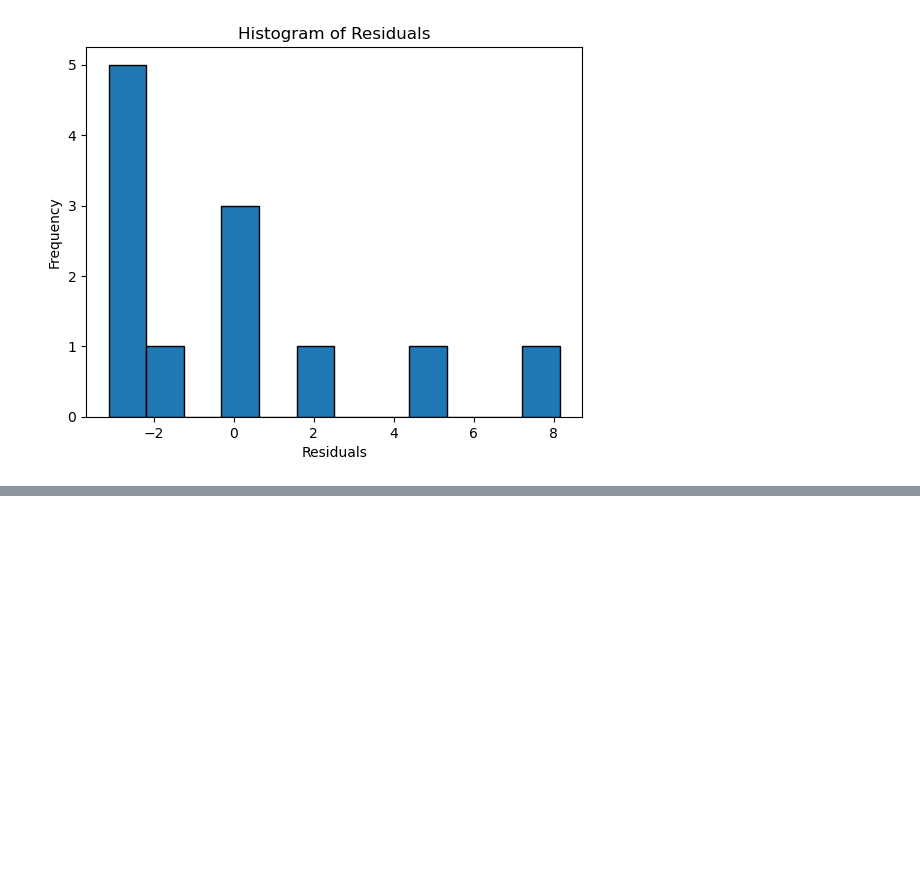
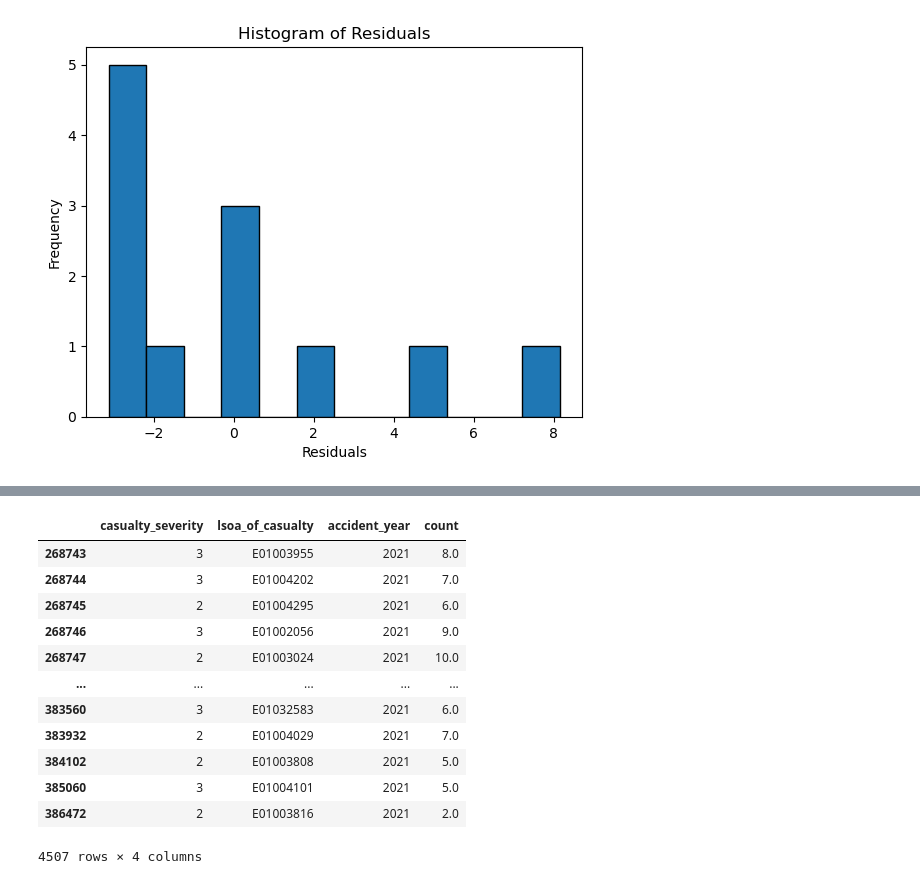
Before and after one commit to jwkee0420/Quantitative-Methods, a Jupyter notebook: Jin_safety_descriptive_statistics.ipynb, the cells around one changed output, grey strips where cells are left out. Saved outputs shown, nothing was run; the diff lists cells and outputs as text; code cells hidden in the pictures; blank space fills up the shorter version.

```diff
--- a/Jin_safety_descriptive_statistics.ipynb
+++ b/Jin_safety_descriptive_statistics.ipynb
@@ -412,0 +429,43 @@ plt.show()
+# %%
+dtype_dict = {0: 'str', 2: 'str'}
+
+casualty = pd.read_csv('data/dft-road-casualty-statistics-casualty-last-5-years.csv', dtype=dtype_dict)
+
+mask = casualty['lsoa_of_casualty'] == '-1'
+casualty = casualty[~mask]
+filtered_casualty = casualty[casualty['lsoa_of_casualty'].isin(lsoa_list)]
+#23841 data points
+
+severity = filtered_casualty[['casualty_severity','lsoa_of_casualty','accident_year']]
+severity2023 = severity[severity['accident_year'] == 2023]
+severity2022 = severity[severity['accident_year'] == 2022]
+severity2021 = severity[severity['accident_year'] == 2021]
+#split based on year
+
+counts = severity2023['lsoa_of_casualty'].value_counts()
+count_unique2023 = severity2023.drop_duplicates(subset='lsoa_of_casualty').copy()
+count_unique2023['count'] = severity2023['lsoa_of_casualty'].map(counts)
+count_unique2023
+
+counts2 = severity2022['lsoa_of_casualty'].value_counts()
+count_unique2022 = severity2022.drop_duplicates(subset='lsoa_of_casualty').copy()
+count_unique2022['count'] = severity2022['lsoa_of_casualty'].map(counts)
+
+counts3 = severity2021['lsoa_of_casualty'].value_counts()
+count_unique2021 = severity2021.drop_duplicates(subset='lsoa_of_casualty').copy()
+count_unique2021['count'] = severity2021['lsoa_of_casualty'].map(counts)
+count_unique2021
+# %% [output]
+|  | casualty_severity | lsoa_of_casualty | accident_year | count |
+| 268743 | 3 | E01003955 | 2021 | 8.0 |
+| 268744 | 3 | E01004202 | 2021 | 7.0 |
+| 268745 | 2 | E01004295 | 2021 | 6.0 |
+| 268746 | 3 | E01002056 | 2021 | 9.0 |
+| 268747 | 2 | E01003024 | 2021 | 10.0 |
+| ... | ... | ... | ... | ... |
+| 383560 | 3 | E01032583 | 2021 | 6.0 |
+| 383932 | 2 | E01004029 | 2021 | 7.0 |
+| 384102 | 2 | E01003808 | 2021 | 5.0 |
+| 385060 | 3 | E01004101 | 2021 | 5.0 |
+| 386472 | 2 | E01003816 | 2021 | 2.0 |
+4507 rows × 4 columns
```
Also changed, not shown: parts of 14 cells of this notebook, 2 other files.
